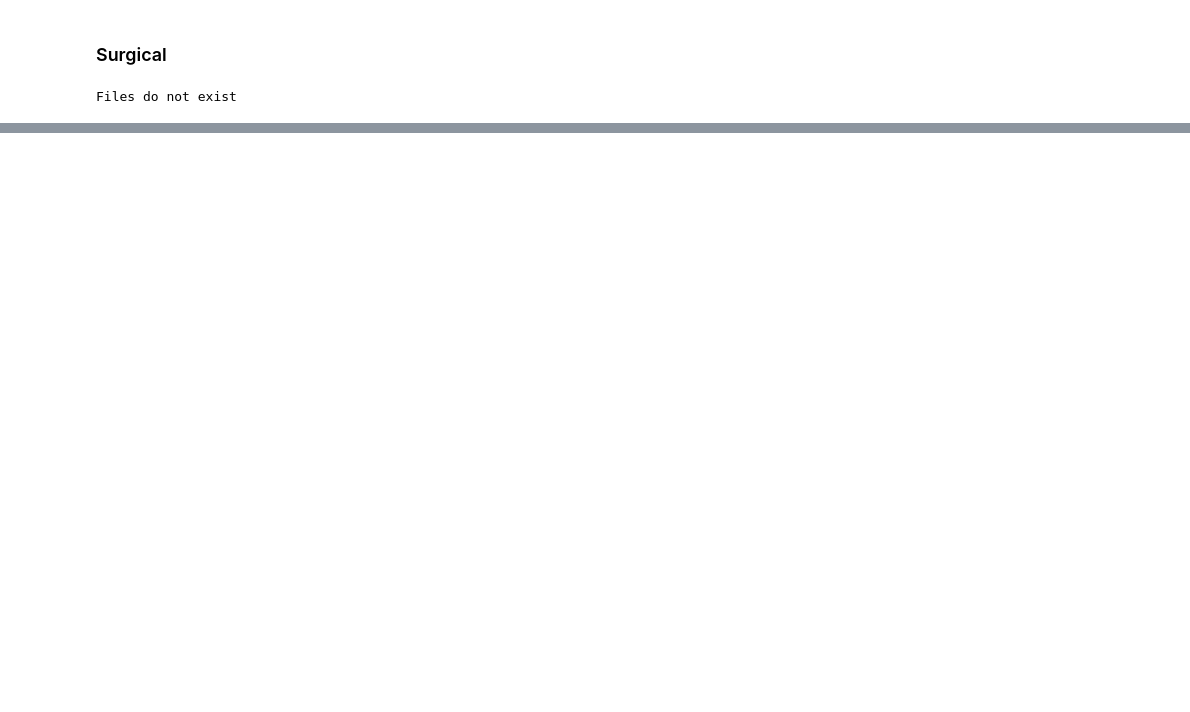
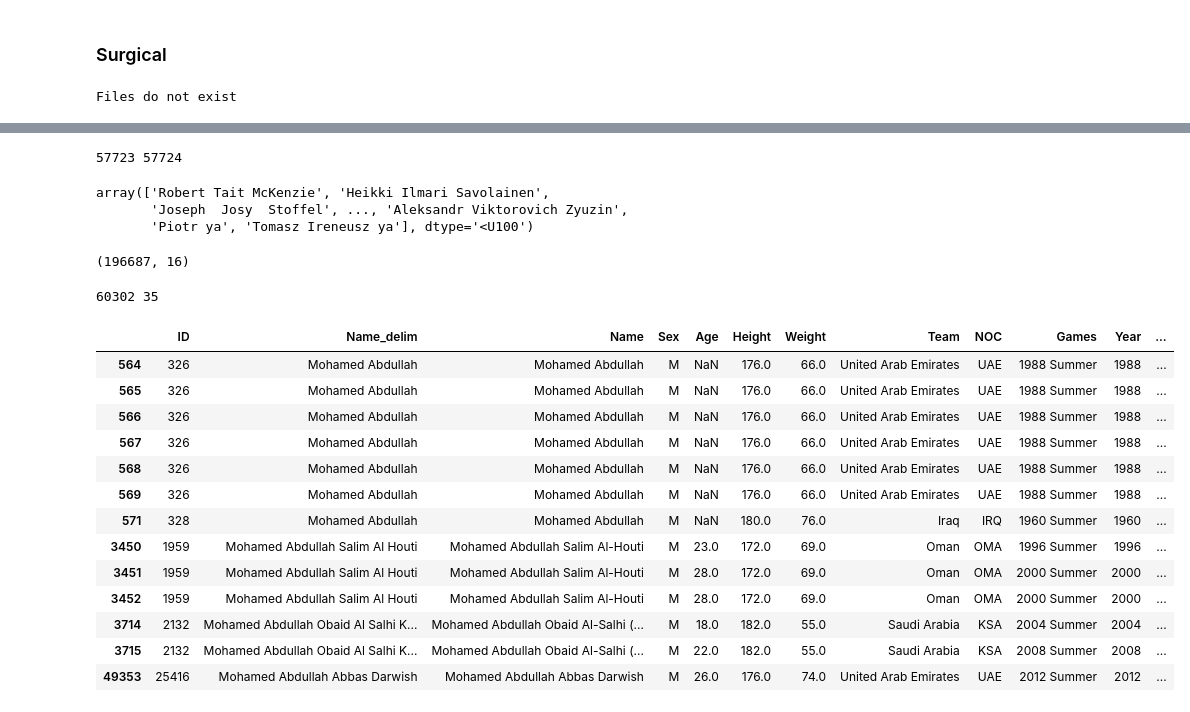
Before and after one commit to SrGh31/unlearn-lvq, a Jupyter notebook: notebooks/datasets.ipynb, the cells around one changed output, grey strips where cells are left out. Cells and saved outputs as stored; diff of their text form; code cells hidden in the pictures; blank space fills up the shorter version.

```diff
--- a/notebooks/datasets.ipynb
+++ b/notebooks/datasets.ipynb
@@ -558,0 +602,45 @@ Files do not exist
+# %%
+ath_freq=olympics_df['Name'].value_counts()
+ath_freq2=olympics_df['Name_delim'].value_counts()
+#ath_freq[ath_freq.values>1].keys()
+
+ath_names=np.array(list(ath_freq[ath_freq.values>1].keys()))
+ath_names2=np.array(list(ath_freq2[ath_freq2.values>1].keys()))
+#ath_names = [item for item in ath_names]
+#ath_names = [item for item in ath_names]
+regex = fr'^{"|".join(ath_names)}$'
+print(len(ath_names), len(ath_names2))
+#str_compare=np.stack([ath_names,ath_names2], 1)
+#print(str_compare[:10])
+ath_names2
+# %% [output]
+57723 57724
+array(['Robert Tait McKenzie', 'Heikki Ilmari Savolainen',
+       'Joseph  Josy  Stoffel', ..., 'Aleksandr Viktorovich Zyuzin',
+       'Piotr ya', 'Tomasz Ireneusz ya'], dtype='<U100')
+# %%
+repeated=olympics_df.loc[olympics_df['Name_delim'].str.contains("|".join(ath_names2),  na=False)]
+# %%
+repeated.shape
+# %% [output]
+(196687, 16)
+# %%
+print(repeated['Name_delim'].nunique(), repeated['Year'].nunique())
+names_missing_age=repeated['Name_delim'].loc[repeated['Age'].isnull()].unique()#.to_list()
+repeated.loc[repeated['Name_delim'].str.contains(names_missing_age[8], na=False)]
+# %% [output]
+60302 35
+|  | ID | Name_delim | Name | Sex | Age | Height | Weight | Team | NOC | Games | Year | ... |
+| 564 | 326 | Mohamed Abdullah | Mohamed Abdullah | M | NaN | 176.0 | 66.0 | United Arab Emirates | UAE | 1988 Summer | 1988 | ... |
+| 565 | 326 | Mohamed Abdullah | Mohamed Abdullah | M | NaN | 176.0 | 66.0 | United Arab Emirates | UAE | 1988 Summer | 1988 | ... |
+| 566 | 326 | Mohamed Abdullah | Mohamed Abdullah | M | NaN | 176.0 | 66.0 | United Arab Emirates | UAE | 1988 Summer | 1988 | ... |
+| 567 | 326 | Mohamed Abdullah | Mohamed Abdullah | M | NaN | 176.0 | 66.0 | United Arab Emirates | UAE | 1988 Summer | 1988 | ... |
+| 568 | 326 | Mohamed Abdullah | Mohamed Abdullah | M | NaN | 176.0 | 66.0 | United Arab Emirates | UAE | 1988 Summer | 1988 | ... |
+| 569 | 326 | Mohamed Abdullah | Mohamed Abdullah | M | NaN | 176.0 | 66.0 | United Arab Emirates | UAE | 1988 Summer | 1988 | ... |
+| 571 | 328 | Mohamed Abdullah | Mohamed Abdullah | M | NaN | 180.0 | 76.0 | Iraq | IRQ | 1960 Summer | 1960 | ... |
+| 3450 | 1959 | Mohamed Abdullah Salim Al Houti | Mohamed Abdullah Salim Al-Houti | M | 23.0 | 172.0 | 69.0 | Oman | OMA | 1996 Summer | 1996 | ... |
+| 3451 | 1959 | Mohamed Abdullah Salim Al Houti | Mohamed Abdullah Salim Al-Houti | M | 28.0 | 172.0 | 69.0 | Oman | OMA | 2000 Summer | 2000 | ... |
+| 3452 | 1959 | Mohamed Abdullah Salim Al Houti | Mohamed Abdullah Salim Al-Houti | M | 28.0 | 172.0 | 69.0 | Oman | OMA | 2000 Summer | 2000 | ... |
+| 3714 | 2132 | Mohamed Abdullah Obaid Al Salhi K... | Mohamed Abdullah Obaid Al-Salhi (... | M | 18.0 | 182.0 | 55.0 | Saudi Arabia | KSA | 2004 Summer | 2004 | ... |
+| 3715 | 2132 | Mohamed Abdullah Obaid Al Salhi K... | Mohamed Abdullah Obaid Al-Salhi (... | M | 22.0 | 182.0 | 55.0 | Saudi Arabia | KSA | 2008 Summer | 2008 | ... |
+| 49353 | 25416 | Mohamed Abdullah Abbas Darwish | Mohamed Abdullah Abbas Darwish | M | 26.0 | 176.0 | 74.0 | United Arab Emirates | UAE | 2012 Summer | 2012 | ... |
```
Also changed, not shown: parts of 7 cells of this notebook, 9 other files.
